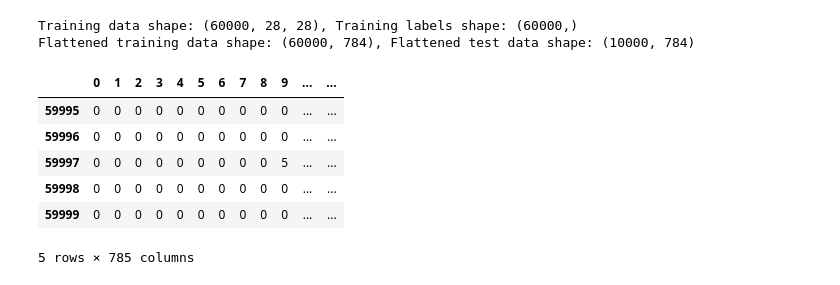
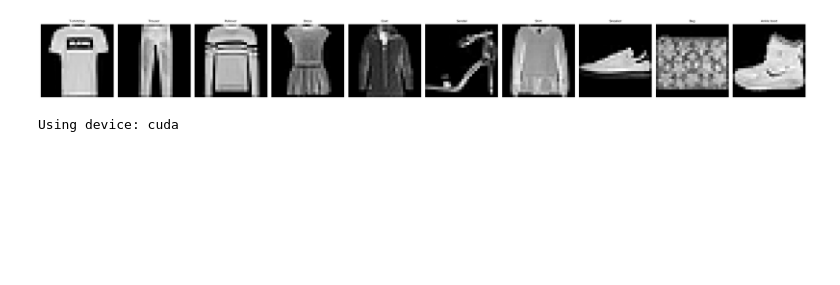
Before and after one commit to marcg1111/RW_ML_for_3D_and_VFX, a Jupyter notebook: week03_assinment.ipynb, the cells around one changed output. Drawn from its saved outputs; the diff is of its cells as text; code cells hidden in the pictures; blank space fills up the shorter version.

Commit message:
train and validate the model, ready for export.

```diff
--- a/week03_assinment.ipynb
+++ b/week03_assinment.ipynb
@@ -6,11 +12,22 @@ import pandas as pd
 # %%
-(x_train, y_train), (x_test, y_test) = fashion_mnist.load_data()
-print(f"Training data shape: {x_train.shape}, Training labels shape: {y_train.shape}")
+transform = transforms.Compose([
+    transforms.RandomHorizontalFlip(),
+    transforms.RandomRotation(10),
+    transforms.ToTensor(),
+    transforms.Normalize((0.5,), (0.5,))
 
-# flatten the 28x28 images into 784-dimensional vectors
-x_train_flat =  x_train.reshape(x_train.shape[0], -1)
-x_test_flat =   x_test.reshape(x_test.shape[0], -1)
-print(f"Flattened training data shape: {x_train_flat.shape}, Flattened test data shape: {x_test_flat.shape}")
+])
+
+training_data = datasets.FashionMNIST(
+    root="data",
+    train=True,
+    download=True,
+    transform=transform
+)
+
+test_data = datasets.FashionMNIST(
+    root="data",
+    train=False,
+    download=True,
+    transform=transform
+)
-# %% [output]
-Training data shape: (60000, 28, 28), Training labels shape: (60000,)
-Flattened training data shape: (60000, 784), Flattened test data shape: (10000, 784)
@@ -23,10 +34,41 @@ df_test['label'] = y_test
 # %%
-df_train.tail()
+class_names = [
+    "T-shirt/top", "Trouser", "Pullover", "Dress", "Coat",
+    "Sandal", "Shirt", "Sneaker", "Bag", "Ankle boot"
+]
+
+plt.figure(figsize=(28, 28))
+num_labels = len(np.unique(y_train)
+                 )
+for label in range(num_labels):
+    # find first image with this label
+    idx = np.where(y_train == label)[0][0]
+
+    plt.subplot(1, num_labels, label + 1)
+    plt.imshow(x_train[idx], cmap="gray")
+    plt.title(class_names[label], fontsize=8)
+    plt.axis("off")
+
+plt.tight_layout()
+plt.show()
 # %% [output]
-|  | 0 | 1 | 2 | 3 | 4 | 5 | 6 | 7 | 8 | 9 | ... | ... |
-| 59995 | 0 | 0 | 0 | 0 | 0 | 0 | 0 | 0 | 0 | 0 | ... | ... |
-| 59996 | 0 | 0 | 0 | 0 | 0 | 0 | 0 | 0 | 0 | 0 | ... | ... |
-| 59997 | 0 | 0 | 0 | 0 | 0 | 0 | 0 | 0 | 0 | 5 | ... | ... |
-| 59998 | 0 | 0 | 0 | 0 | 0 | 0 | 0 | 0 | 0 | 0 | ... | ... |
-| 59999 | 0 | 0 | 0 | 0 | 0 | 0 | 0 | 0 | 0 | 0 | ... | ... |
-5 rows × 785 columns
+[figure, added]
+# %%
+batch_size = 64
+
+train_data_loader = DataLoader(
+    training_data,
+    batch_size=batch_size,
+    shuffle=True
+)
+
+test_data_loader = DataLoader(
+    test_data,
+    batch_size=batch_size,
+    shuffle=False
+)
+
+device = "cuda" if torch.cuda.is_available() else "cpu"
+print(f"Using device: {device}")
+# %% [output]
+Using device: cuda
```
Also changed, not shown: parts of 10 cells of this notebook, 12 other files.
